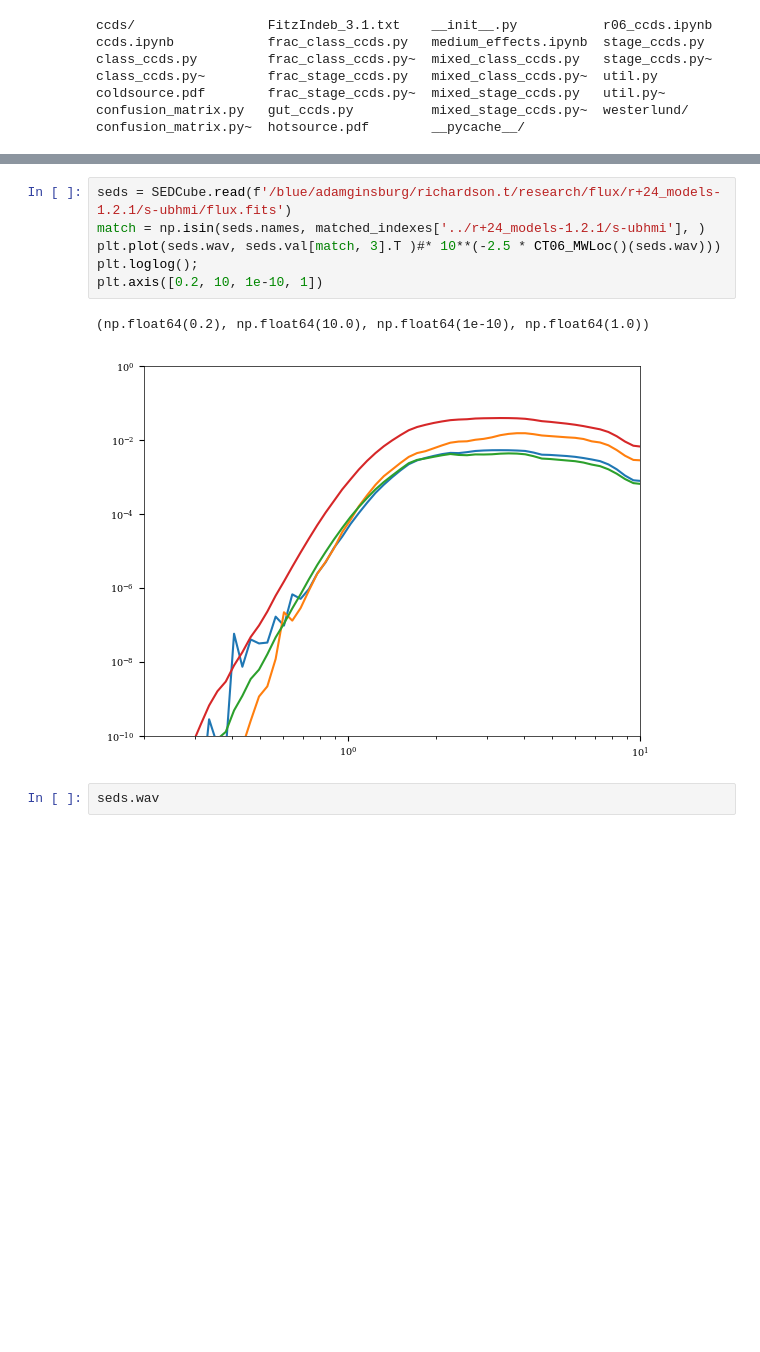
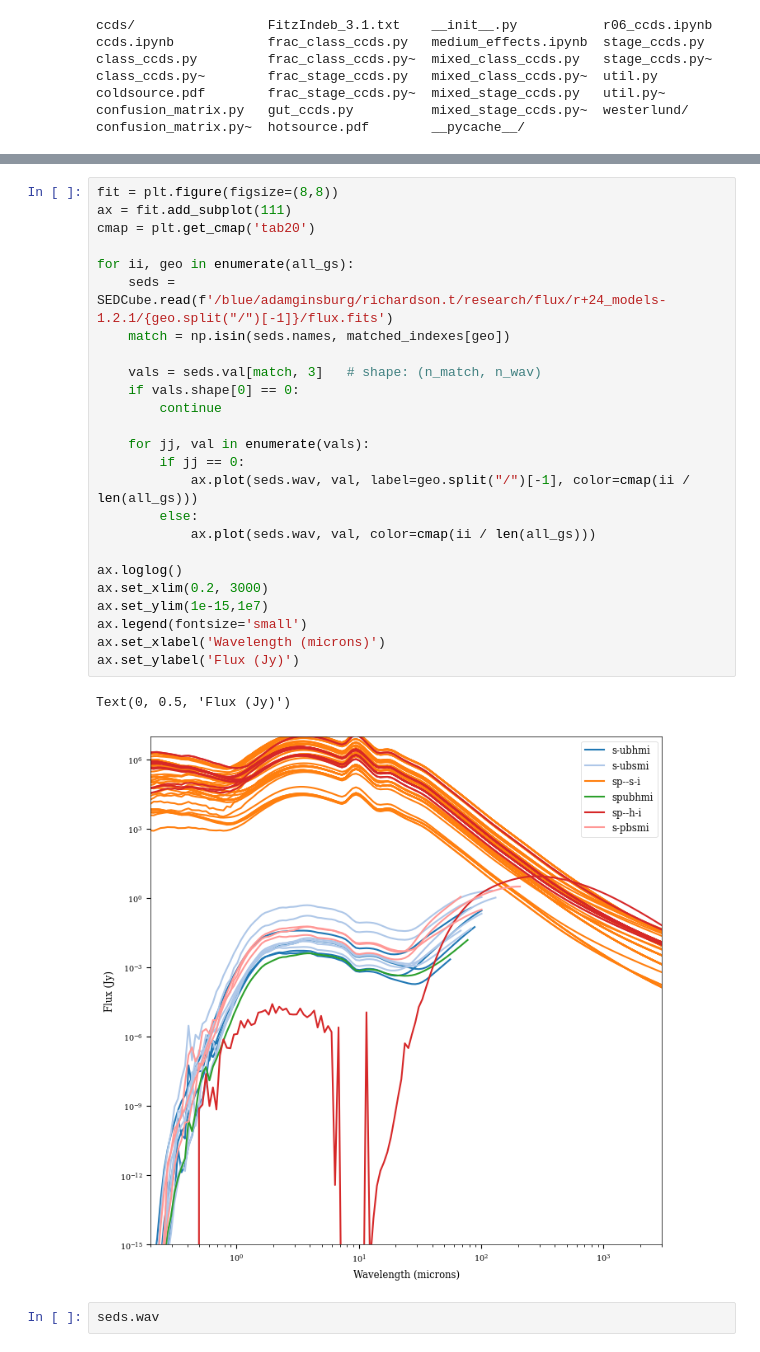
Before and after one commit to tyoo37/w51_nircam, a Jupyter notebook: analysis/SED_robitaille.ipynb, the cells around one changed output, grey strips where cells are left out. Drawn from its saved outputs; the diff is of its cells as text; blank space fills up the shorter version.

```diff
--- a/analysis/SED_robitaille.ipynb
+++ b/analysis/SED_robitaille.ipynb
@@ -226,12 +265,31 @@ plt.scatter(ttt['Source Luminosity'], ttt['Line-of-Sight Masses'][:, 3]);
 # %%
-seds = SEDCube.read(f'/blue/adamginsburg/richardson.t/research/flux/r+24_models-1.2.1/s-ubhmi/flux.fits')
-match = np.isin(seds.names, matched_indexes['../r+24_models-1.2.1/s-ubhmi'], )
-plt.plot(seds.wav, seds.val[match, 3].T )#* 10**(-2.5 * CT06_MWLoc()(seds.wav)))
-plt.loglog();
-plt.axis([0.2, 10, 1e-10, 1])
+fit = plt.figure(figsize=(8,8))
+ax = fit.add_subplot(111)
+cmap = plt.get_cmap('tab20')
+
+for ii, geo in enumerate(all_gs):
+    seds = SEDCube.read(f'/blue/adamginsburg/richardson.t/research/flux/r+24_models-1.2.1/{geo.split("/")[-1]}/flux.fits')
+    match = np.isin(seds.names, matched_indexes[geo])
+
+    vals = seds.val[match, 3]   # shape: (n_match, n_wav)
+    if vals.shape[0] == 0:
+        continue
+
+    for jj, val in enumerate(vals):
+        if jj == 0:
+            ax.plot(seds.wav, val, label=geo.split("/")[-1], color=cmap(ii / len(all_gs)))
+        else:
+            ax.plot(seds.wav, val, color=cmap(ii / len(all_gs)))
+
+ax.loglog()
+ax.set_xlim(0.2, 3000)
+ax.set_ylim(1e-15,1e7)
+ax.legend(fontsize='small')
+ax.set_xlabel('Wavelength (microns)')
+ax.set_ylabel('Flux (Jy)')
 # %% [output]
-(np.float64(0.2), np.float64(10.0), np.float64(1e-10), np.float64(1.0))
+Text(0, 0.5, 'Flux (Jy)')
-[figure, old version]
+[figure, new version]
 # %%
 seds.wav
 # %% [output]
```
Also changed, not shown: parts of 6 cells of this notebook, 5 other files.
